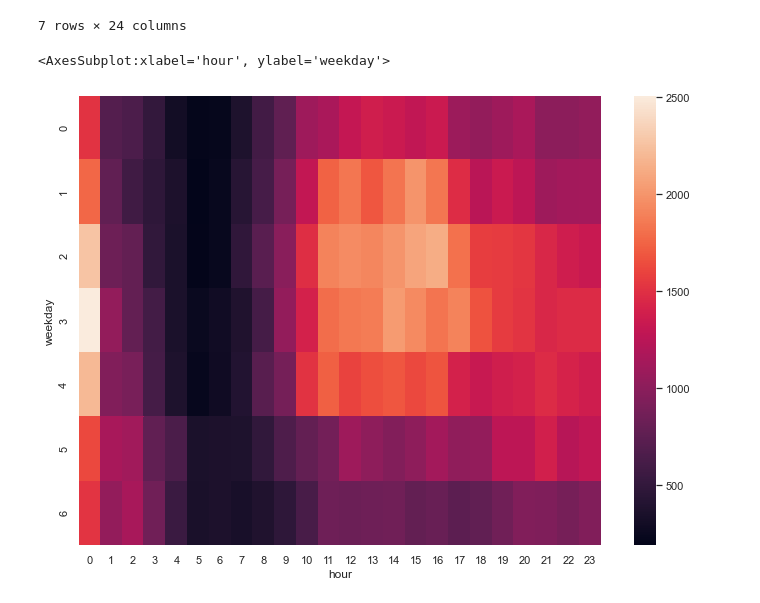
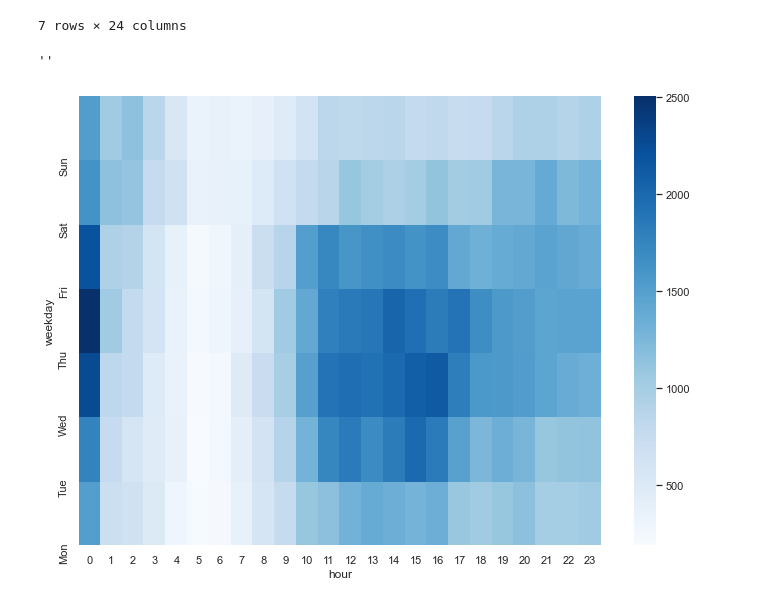
Before and after one commit to odealtry/data-visualisation, a Jupyter notebook: projects/arrests-data-analysis.ipynb, the cells around one changed output. Drawn from its saved outputs; the diff is of its cells as text; code cells hidden in the pictures.

Commit message:
adjusted heatmap to nicer blue colourscheme

```diff
--- a/projects/arrests-data-analysis.ipynb
+++ b/projects/arrests-data-analysis.ipynb
@@ -154,8 +154,11 @@ cross
 | 5 | 1625 | 1149 | 1120 | 775 | 643 | 353 | 364 | 377 | 494 | 665 | ... | ... |
 | 6 | 1526 | 1042 | 1157 | 849 | 545 | 349 | 366 | 337 | 378 | 474 | ... | ... |
 7 rows × 24 columns
-# %%
-seaborn.heatmap(cross)
-# %% [output]
-<AxesSubplot:xlabel='hour', ylabel='weekday'>
-[figure, removed]
+# %%
+heatmap = seaborn.heatmap(cross, cmap='Blues')
+yticks(range(7), 'Mon Tue Wed Thu Fri Sat Sun'.split())
+heatmap.invert_yaxis()
+;
+# %% [output]
+''
+[figure, added]
```
